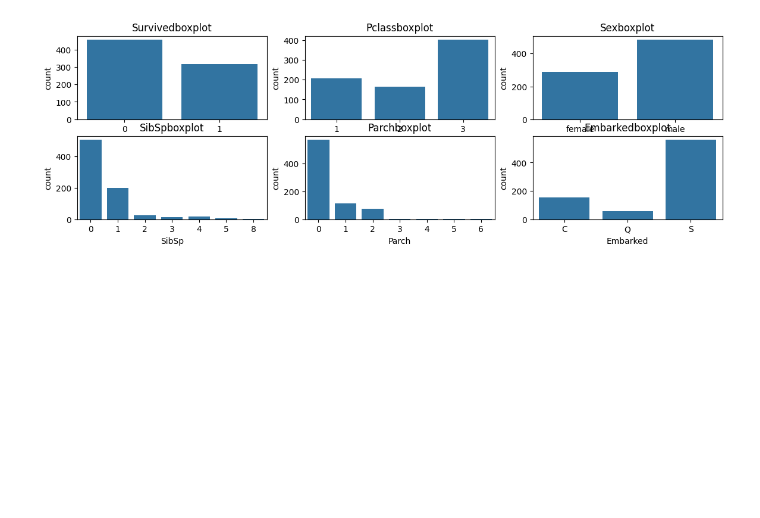
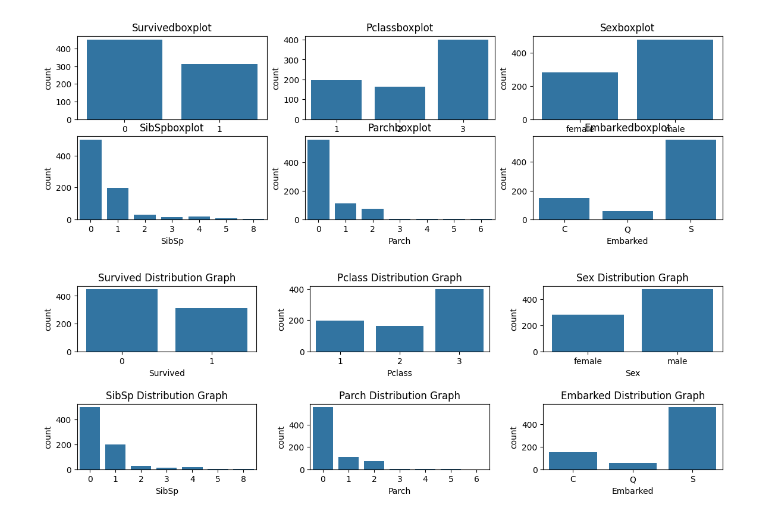
Before and after one commit to Rahma263/DEPI-ONL4_AIS2_S2, a Jupyter notebook: dataAnalysis/session3/s3.ipynb, the cells around one changed output. Saved outputs shown, nothing was run; the diff lists cells and outputs as text; code cells hidden in the pictures; blank space fills up the shorter version.

```diff
--- a/dataAnalysis/session3/s3.ipynb
+++ b/dataAnalysis/session3/s3.ipynb
@@ -205,3 +194,15 @@ for i,col in enumerate(cat_cols):
 plt.show()
 # %% [output]
 [figure]
+# %%
+cat_cols = df.select_dtypes('category').columns
+# %%
+plt.figure(figsize=(14,4))
+for i,col in enumerate(cat_cols):
+    plt.subplot(2,3,i+1)
+    sns.countplot(x=col,data=df)  #function to draw bar graph
+    plt.title(f"{col} Distribution Graph")
+plt.subplots_adjust(hspace=0.8,wspace=0.3)  #adjust space between each graph
+plt.show()
+# %% [output]
+[figure, added]
```
Also changed, not shown: parts of 23 cells of this notebook, 6 other files.
